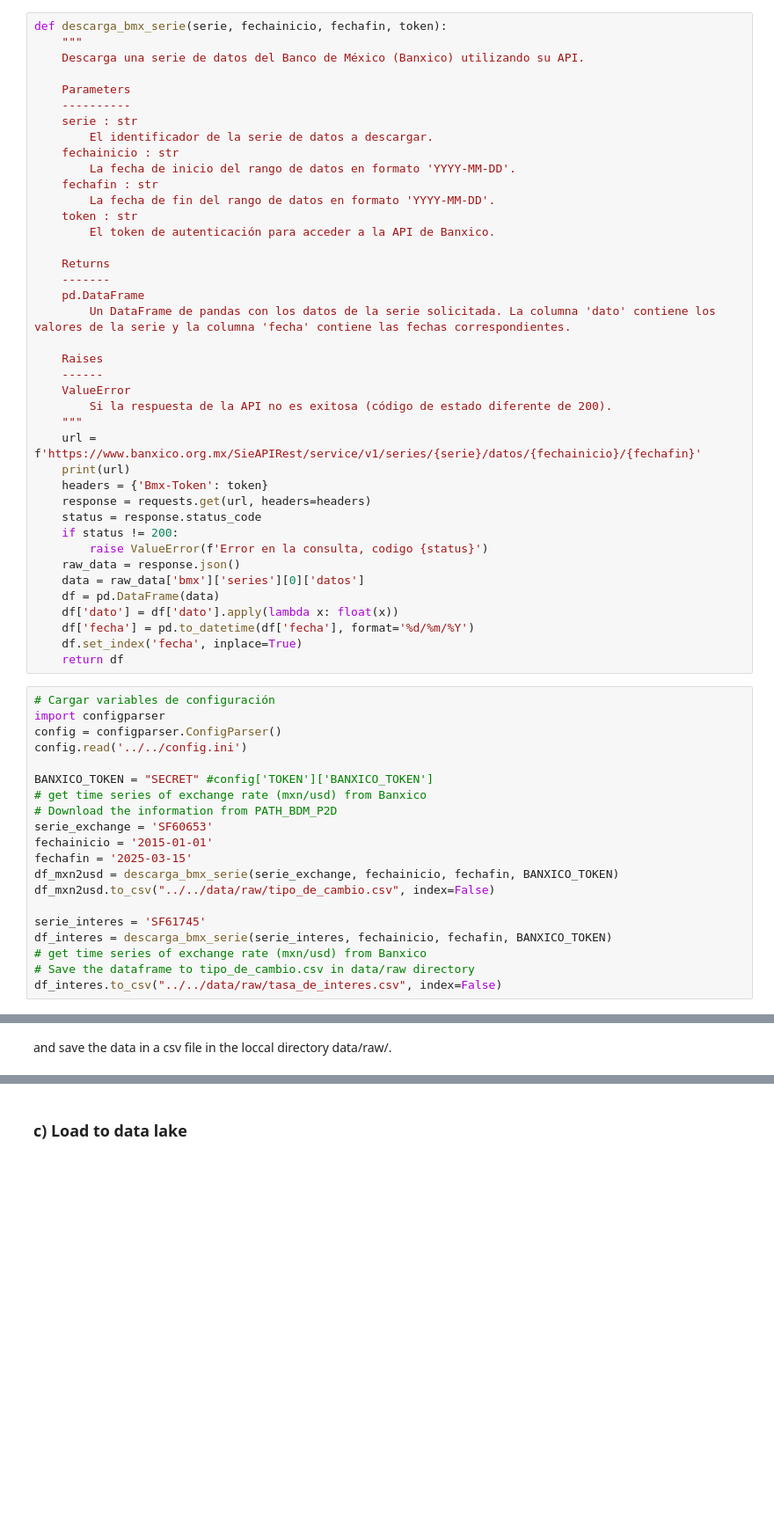
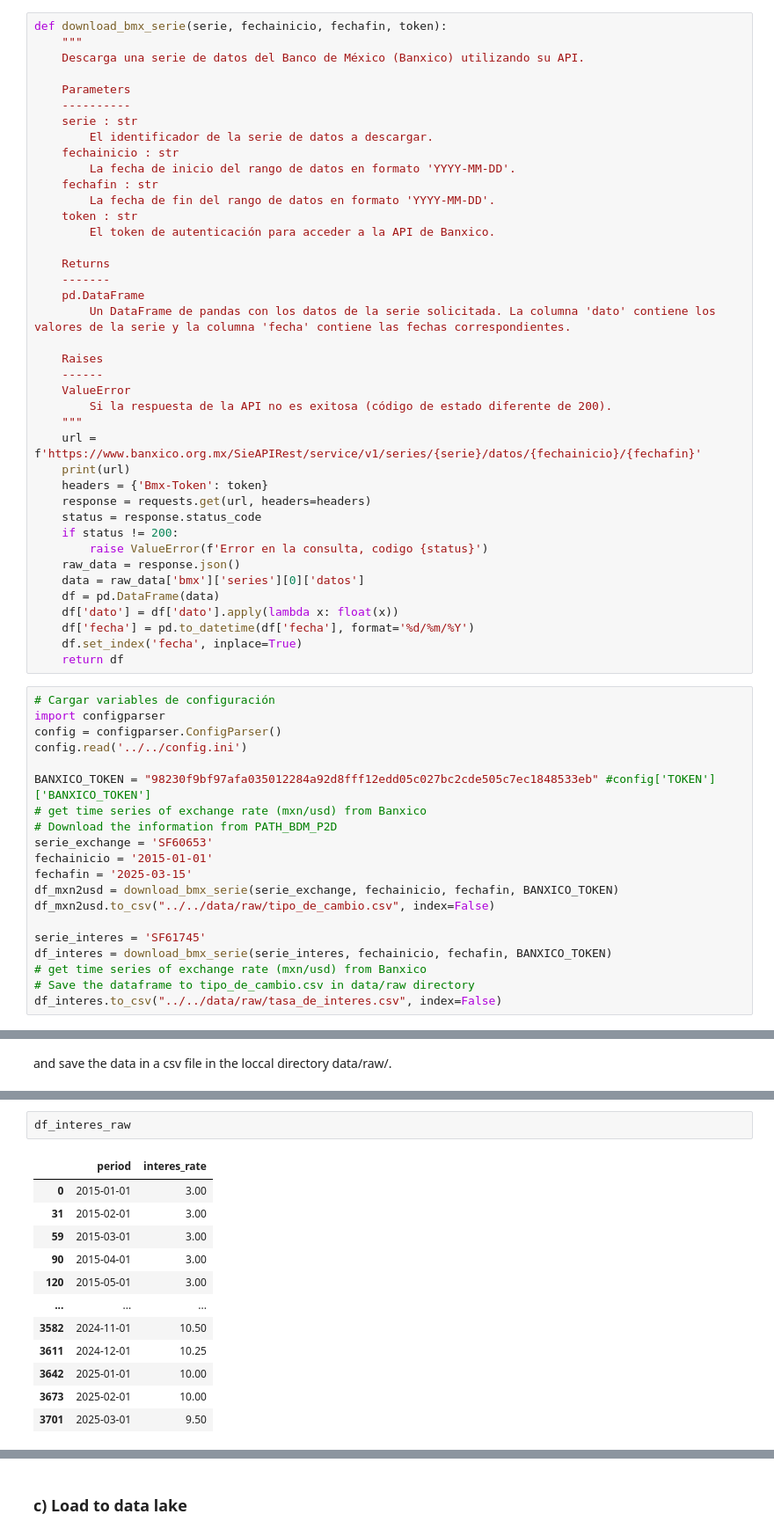
Before and after one commit to ThMRudolf/adpd_HW6, a Jupyter notebook: src/py/etls_hw06.ipynb, the cells around one changed output, grey strips where cells are left out. Shown: that part at 88% size. Cells and saved outputs as stored; diff of their text form; blank space fills up the shorter version.

```diff
--- a/src/py/etls_hw06.ipynb
+++ b/src/py/etls_hw06.ipynb
@@ -55,7 +48,7 @@ from sie_banxico import SIEBanxico
 
 Para extraer la información de la tabla del Banco de Mexico y del INEGI vamos a la fucente de datos y utilizamos la función `pandas.read_html` para extraer la información de la tabla.
 # %%
-def descarga_bmx_serie(serie, fechainicio, fechafin, token):
+def download_bmx_serie(serie, fechainicio, fechafin, token):
     """
     Descarga una serie de datos del Banco de México (Banxico) utilizando su API.
 
@@ -100,17 +93,17 @@ import configparser
 config = configparser.ConfigParser()
 config.read('../../config.ini')
 
-BANXICO_TOKEN = "SECRET" #config['TOKEN']['BANXICO_TOKEN']
+BANXICO_TOKEN = "98230f9bf97afa035012284a92d8fff12edd05c027bc2cde505c7ec1848533eb" #config['TOKEN']['BANXICO_TOKEN']
 # get time series of exchange rate (mxn/usd) from Banxico
 # Download the information from PATH_BDM_P2D
 serie_exchange = 'SF60653'
 fechainicio = '2015-01-01'
 fechafin = '2025-03-15'
-df_mxn2usd = descarga_bmx_serie(serie_exchange, fechainicio, fechafin, BANXICO_TOKEN)
+df_mxn2usd = download_bmx_serie(serie_exchange, fechainicio, fechafin, BANXICO_TOKEN)
 df_mxn2usd.to_csv("../../data/raw/tipo_de_cambio.csv", index=False)
 
 serie_interes = 'SF61745'
-df_interes = descarga_bmx_serie(serie_interes, fechainicio, fechafin, BANXICO_TOKEN)
+df_interes = download_bmx_serie(serie_interes, fechainicio, fechafin, BANXICO_TOKEN)
 # get time series of exchange rate (mxn/usd) from Banxico
 # Save the dataframe to tipo_de_cambio.csv in data/raw directory
 df_interes.to_csv("../../data/raw/tasa_de_interes.csv", index=False)
@@ -261,0 +309,15 @@ df_interes_raw.to_csv("../../data/raw/tasa_de_interes.csv", index=False)
+# %%
+df_interes_raw
+# %% [output]
+|  | period | interes_rate |
+| 0 | 2015-01-01 | 3.00 |
+| 31 | 2015-02-01 | 3.00 |
+| 59 | 2015-03-01 | 3.00 |
+| 90 | 2015-04-01 | 3.00 |
+| 120 | 2015-05-01 | 3.00 |
+| ... | ... | ... |
+| 3582 | 2024-11-01 | 10.50 |
+| 3611 | 2024-12-01 | 10.25 |
+| 3642 | 2025-01-01 | 10.00 |
+| 3673 | 2025-02-01 | 10.00 |
+| 3701 | 2025-03-01 | 9.50 |
```
Also changed, not shown: parts of 32 cells of this notebook, 3 other files.
